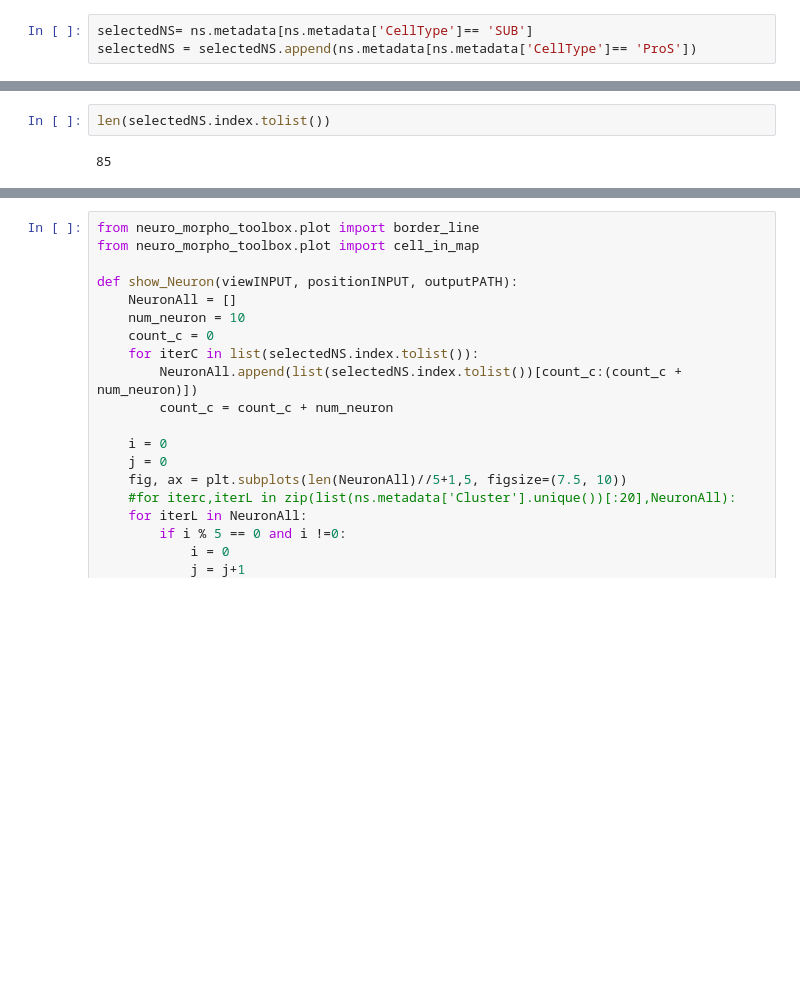
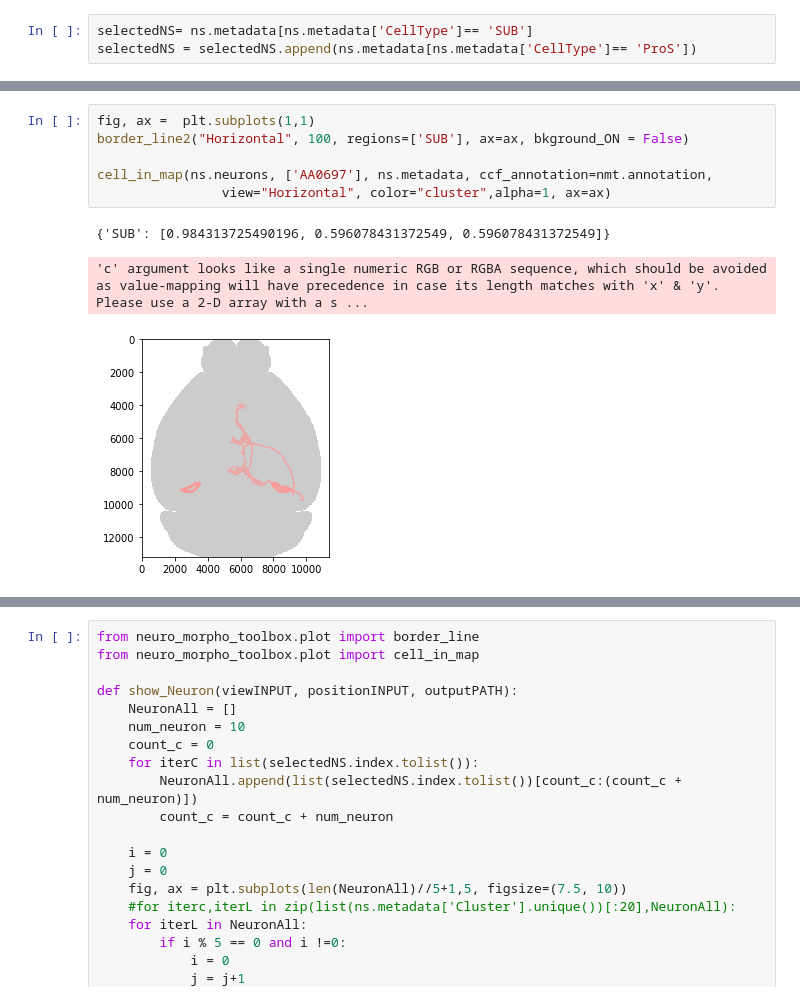
Before and after one commit to zijun-zhao/NMTcode, a Jupyter notebook: Code/Songlin_Paper.ipynb, the cells around one changed output, grey strips where cells are left out. Saved outputs shown, nothing was run; the diff lists cells and outputs as text; blank space fills up the shorter version.

```diff
--- a/Code/Songlin_Paper.ipynb
+++ b/Code/Songlin_Paper.ipynb
@@ -76,7 +51,13 @@ cell_in_map(ns.neurons, ['AA0697'], ns.metadata, ccf_annotation=nmt.annotation,
                 view="Horizontal", color="cluster",alpha=1, ax=ax)
 # %% [output]
 [figure]
-# %%
-len(selectedNS.index.tolist())
-# %% [output]
-85
+# %%
+fig, ax =  plt.subplots(1,1)
+border_line2("Horizontal", 100, regions=['SUB'], ax=ax, bkground_ON = False)
+
+cell_in_map(ns.neurons, ['AA0697'], ns.metadata, ccf_annotation=nmt.annotation,
+                view="Horizontal", color="cluster",alpha=1, ax=ax)
+# %% [output]
+{'SUB': [0.984313725490196, 0.596078431372549, 0.596078431372549]}
+'c' argument looks like a single numeric RGB or RGBA sequence, which should be avoided as value-mapping will have precedence in case its length matches with 'x' & 'y'.  Please use a 2-D array with a s ...
+[figure, added]
```
Also changed, not shown: parts of 15 cells of this notebook.
